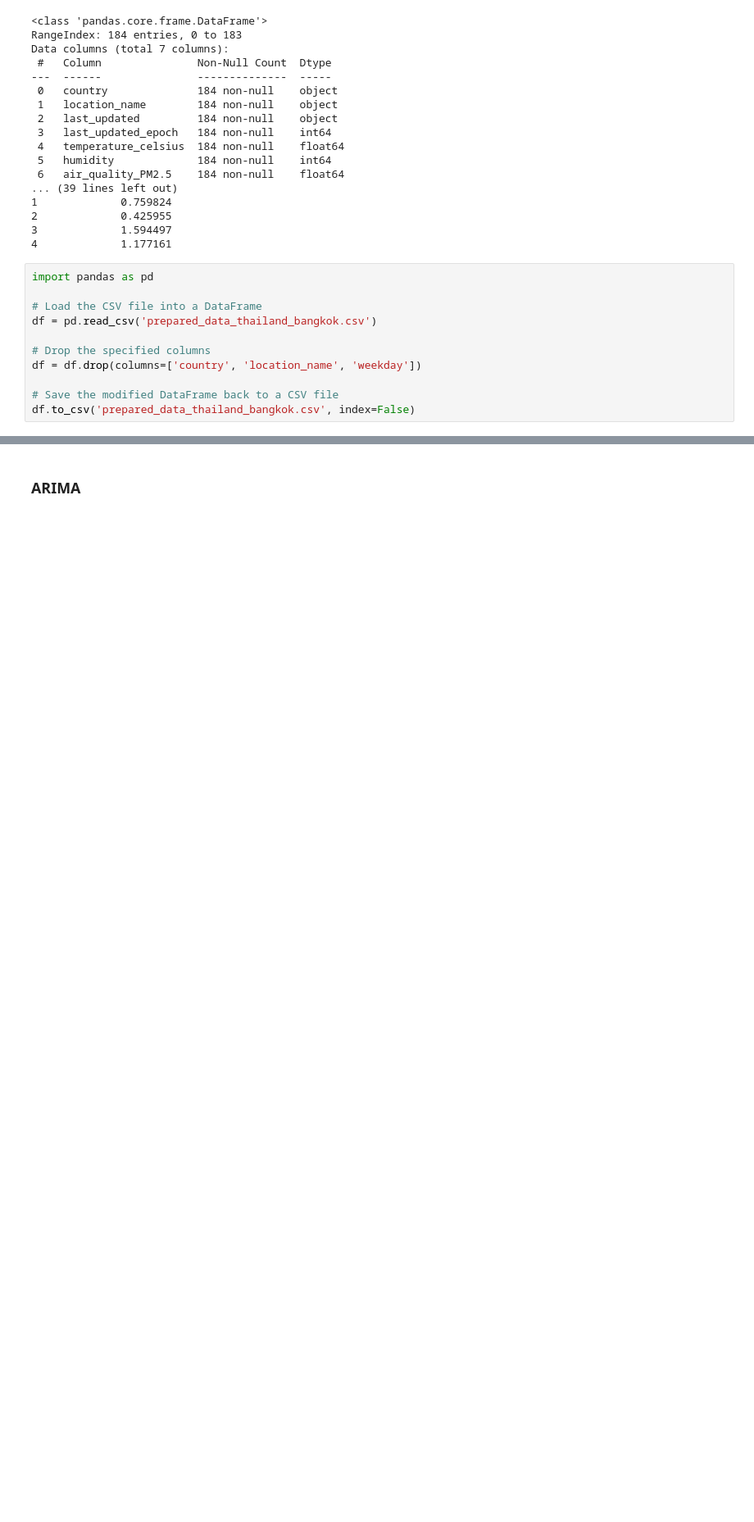
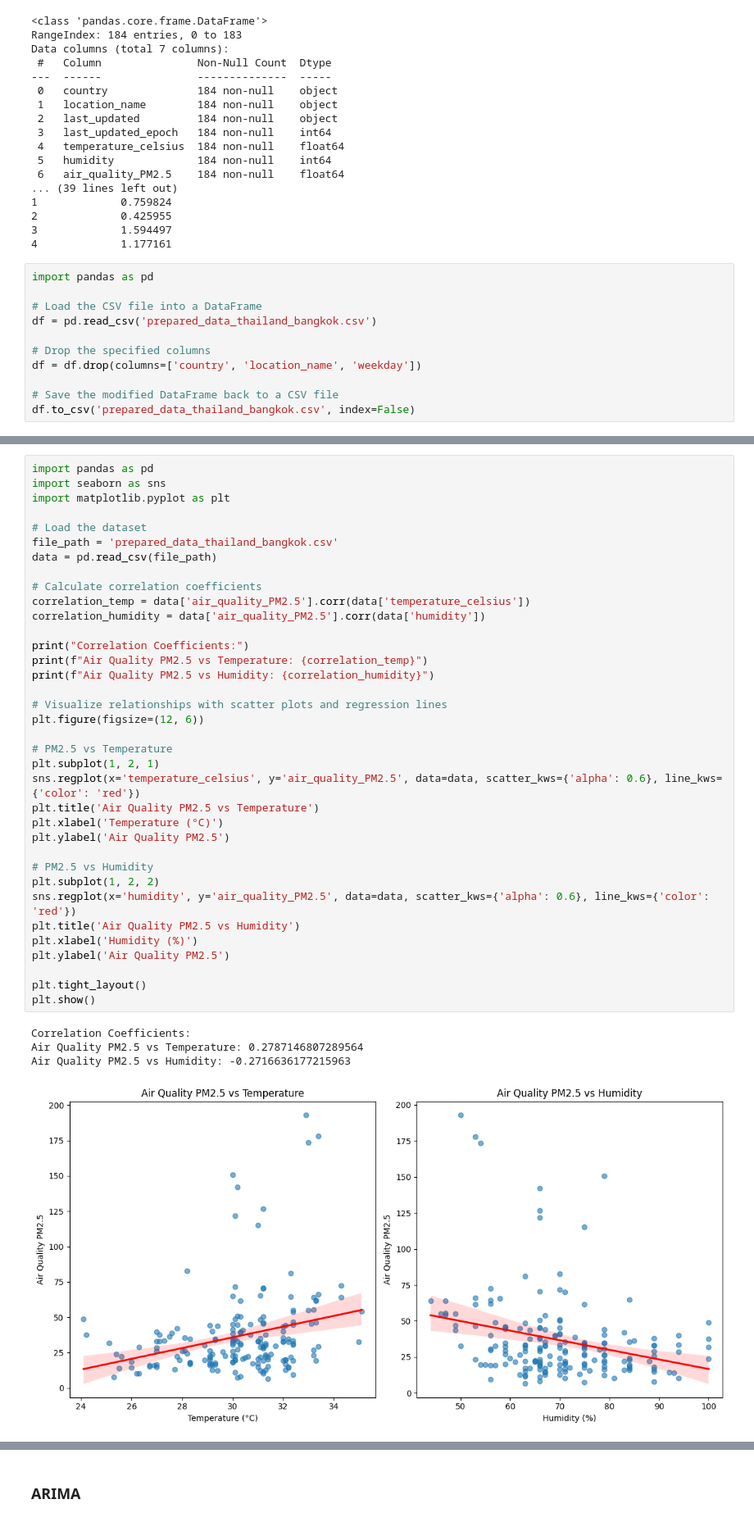
Before and after one commit to viperdev123/capstoneproject, a Jupyter notebook: kaggleapi.ipynb, the cells around one changed output, grey strips where cells are left out. Shown: that part at 82% size. Saved outputs shown, nothing was run; the diff lists cells and outputs as text; blank space fills up the shorter version.

```diff
--- a/kaggleapi.ipynb
+++ b/kaggleapi.ipynb
@@ -127,0 +167,41 @@ df.to_csv('prepared_data_thailand_bangkok.csv', index=False)
+# %%
+import pandas as pd
+import seaborn as sns
+import matplotlib.pyplot as plt
+
+# Load the dataset
+file_path = 'prepared_data_thailand_bangkok.csv'
+data = pd.read_csv(file_path)
+
+# Calculate correlation coefficients
+correlation_temp = data['air_quality_PM2.5'].corr(data['temperature_celsius'])
+correlation_humidity = data['air_quality_PM2.5'].corr(data['humidity'])
+
+print("Correlation Coefficients:")
+print(f"Air Quality PM2.5 vs Temperature: {correlation_temp}")
+print(f"Air Quality PM2.5 vs Humidity: {correlation_humidity}")
+
+# Visualize relationships with scatter plots and regression lines
+plt.figure(figsize=(12, 6))
+
+# PM2.5 vs Temperature
+plt.subplot(1, 2, 1)
+sns.regplot(x='temperature_celsius', y='air_quality_PM2.5', data=data, scatter_kws={'alpha': 0.6}, line_kws={'color': 'red'})
+plt.title('Air Quality PM2.5 vs Temperature')
+plt.xlabel('Temperature (°C)')
+plt.ylabel('Air Quality PM2.5')
+
+# PM2.5 vs Humidity
+plt.subplot(1, 2, 2)
+sns.regplot(x='humidity', y='air_quality_PM2.5', data=data, scatter_kws={'alpha': 0.6}, line_kws={'color': 'red'})
+plt.title('Air Quality PM2.5 vs Humidity')
+plt.xlabel('Humidity (%)')
+plt.ylabel('Air Quality PM2.5')
+
+plt.tight_layout()
+plt.show()
+# %% [output]
+Correlation Coefficients:
+Air Quality PM2.5 vs Temperature: 0.2787146807289564
+Air Quality PM2.5 vs Humidity: -0.2716636177215963
+[figure, added]
```
Also changed, not shown: parts of 14 cells of this notebook.
